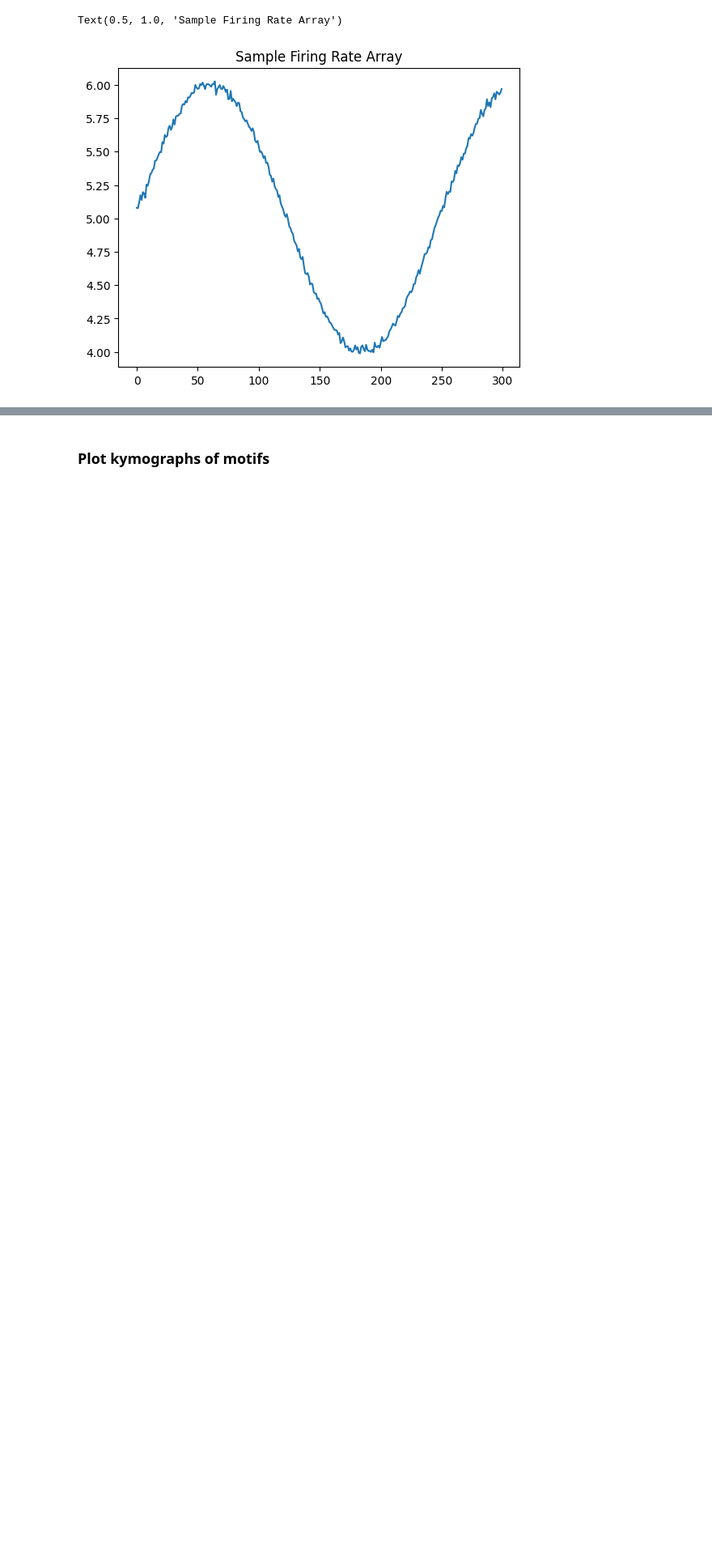
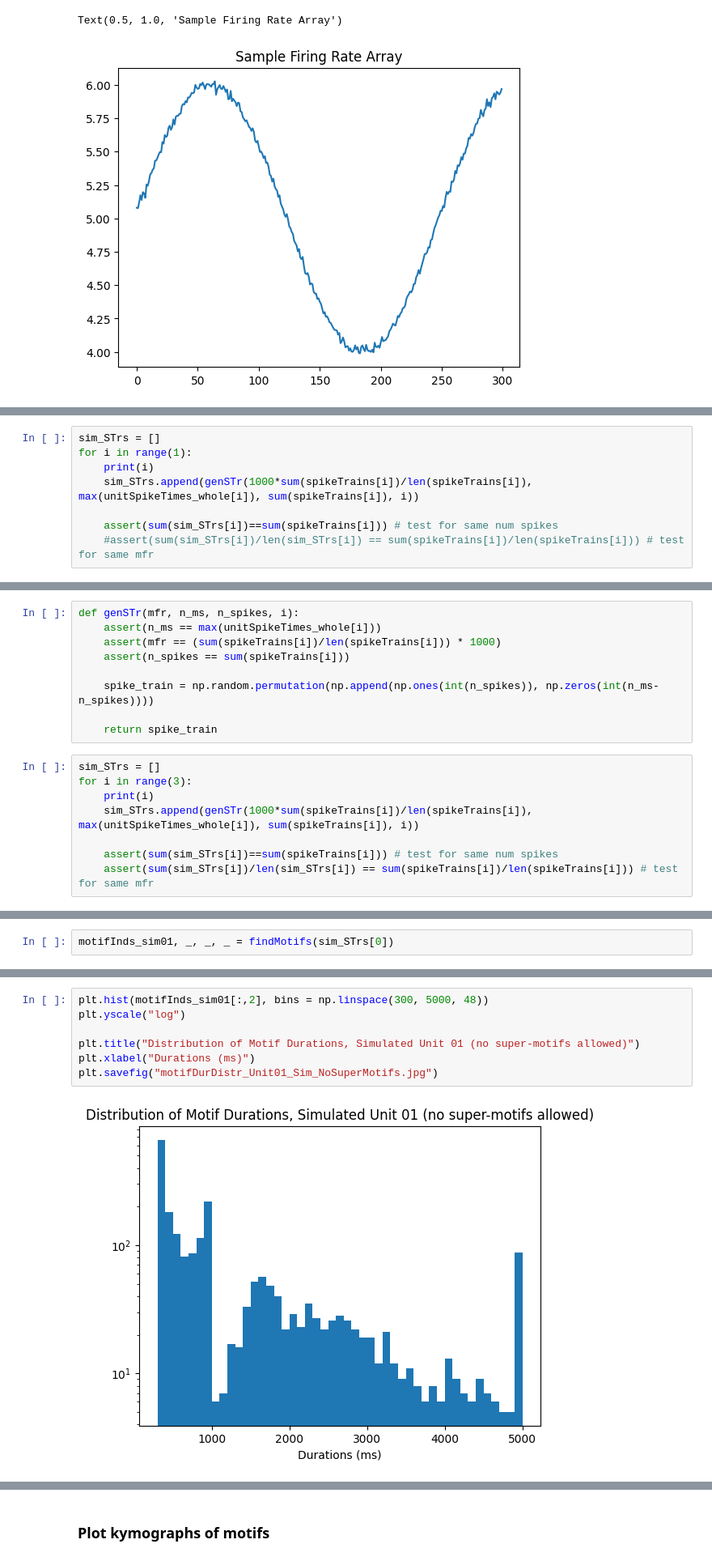
Before and after one commit to stellinaao/motifDetection, a Jupyter notebook: motifDetection-Copy1.ipynb, the cells around one changed output, grey strips where cells are left out. Shown at 81% size. Drawn from its saved outputs; the diff is of its cells as text; blank space fills up the shorter version.

```diff
--- a/motifDetection-Copy1.ipynb
+++ b/motifDetection-Copy1.ipynb
@@ -694,0 +668,8 @@ Text(0.5, 1.0, 'Sample Firing Rate Array')
+# %%
+sim_STrs = []
+for i in range(1):
+    print(i)
+    sim_STrs.append(genSTr(1000*sum(spikeTrains[i])/len(spikeTrains[i]), max(unitSpikeTimes_whole[i]), sum(spikeTrains[i]), i))
+
+    assert(sum(sim_STrs[i])==sum(spikeTrains[i])) # test for same num spikes
+    #assert(sum(sim_STrs[i])/len(sim_STrs[i]) == sum(spikeTrains[i])/len(spikeTrains[i])) # test for same mfr
@@ -694,0 +705,17 @@ Text(0.5, 1.0, 'Sample Firing Rate Array')
+# %%
+def genSTr(mfr, n_ms, n_spikes, i):
+    assert(n_ms == max(unitSpikeTimes_whole[i]))
+    assert(mfr == (sum(spikeTrains[i])/len(spikeTrains[i])) * 1000)
+    assert(n_spikes == sum(spikeTrains[i]))
+
+    spike_train = np.random.permutation(np.append(np.ones(int(n_spikes)), np.zeros(int(n_ms-n_spikes))))
+
+    return spike_train
+# %%
+sim_STrs = []
+for i in range(3):
+    print(i)
+    sim_STrs.append(genSTr(1000*sum(spikeTrains[i])/len(spikeTrains[i]), max(unitSpikeTimes_whole[i]), sum(spikeTrains[i]), i))
+
+    assert(sum(sim_STrs[i])==sum(spikeTrains[i])) # test for same num spikes
+    assert(sum(sim_STrs[i])/len(sim_STrs[i]) == sum(spikeTrains[i])/len(spikeTrains[i])) # test for same mfr
@@ -694,0 +726,2 @@ Text(0.5, 1.0, 'Sample Firing Rate Array')
+# %%
+motifInds_sim01, _, _, _ = findMotifs(sim_STrs[0])
@@ -694,0 +735,9 @@ Text(0.5, 1.0, 'Sample Firing Rate Array')
+# %%
+plt.hist(motifInds_sim01[:,2], bins = np.linspace(300, 5000, 48))
+plt.yscale("log")
+
+plt.title("Distribution of Motif Durations, Simulated Unit 01 (no super-motifs allowed)")
+plt.xlabel("Durations (ms)")
+plt.savefig("motifDurDistr_Unit01_Sim_NoSuperMotifs.jpg")
+# %% [output]
+[figure, added]
```
Also changed, not shown: parts of 61 cells of this notebook, 5 other files.
